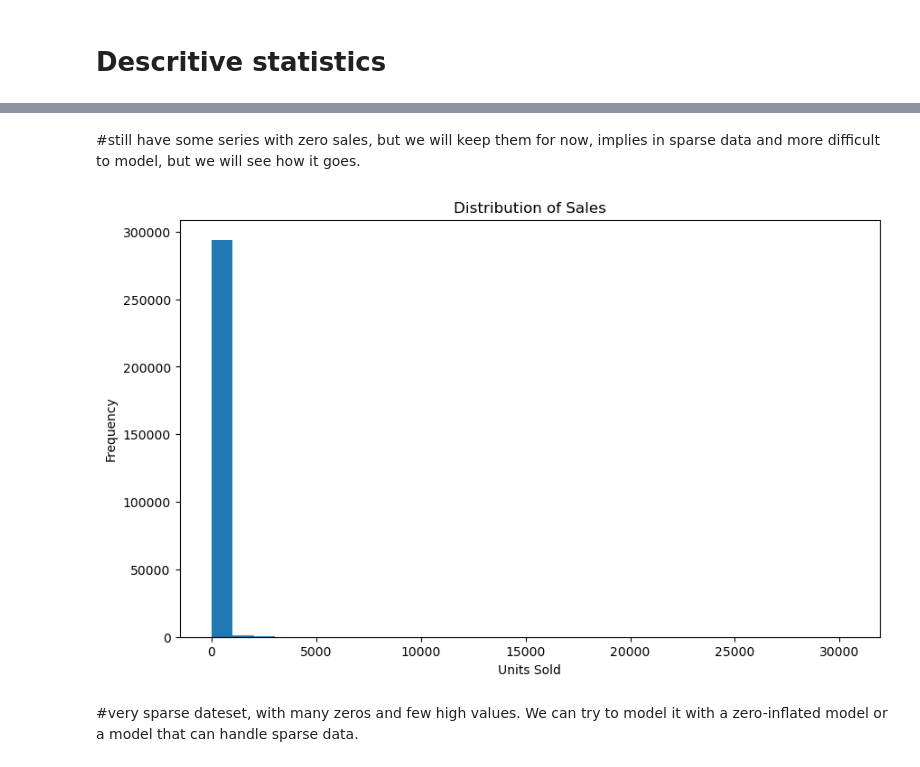
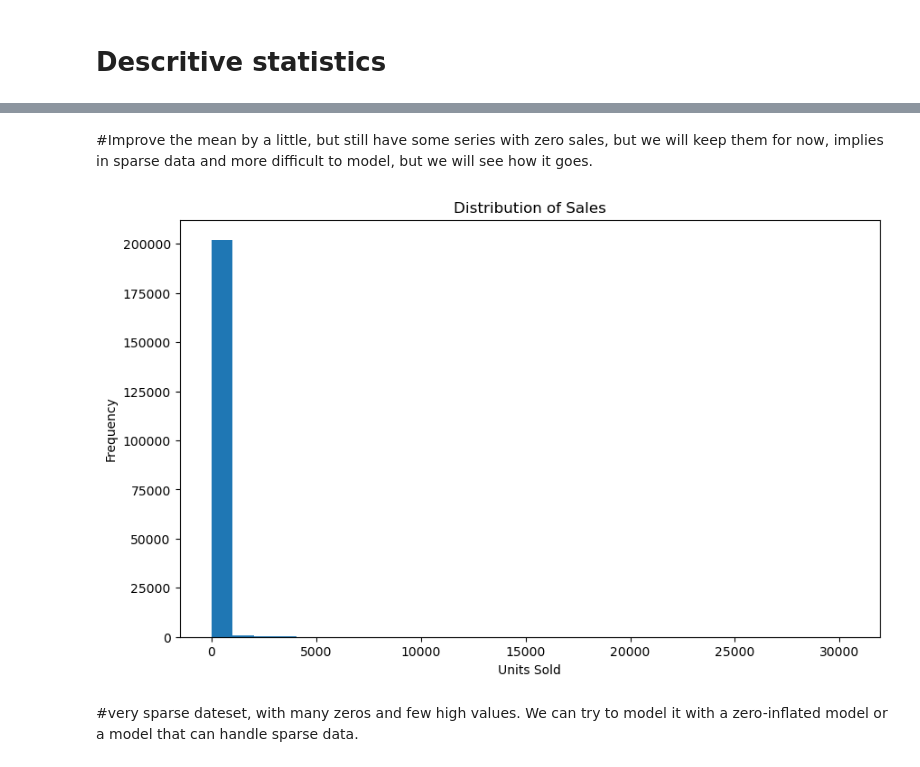
Before and after one commit to eduardozanutti/iqvia-forecast-datascience-case, a Jupyter notebook: notebooks/data_science/eda.ipynb, the cells around one changed output, grey strips where cells are left out. Cells and saved outputs as stored; diff of their text form; code cells hidden in the pictures.

```diff
--- a/notebooks/data_science/eda.ipynb
+++ b/notebooks/data_science/eda.ipynb
@@ -12,3 +15,3 @@ from statsforecast.models import AutoETS
 # %%
-df_sales = pd.read_parquet('../../data/gold/dataset_vendas.parquet')
-df_sales.head()
+df_dataset = pd.read_parquet('../../data/gold/forecasting/ds_base_dataset.parquet')
+df_dim_timeseries = pd.read_parquet('../../data/gold/data_warehouse/dw_dim_time_series.parquet')
@@ -100,14 +193,14 @@ df_sales_filtered.describe()
 # %% [markdown]
-#still have some series with zero sales, but we will keep them for now, implies in sparse data and more difficult to model, but we will see how it goes.
+#Improve the mean by a little, but still have some series with zero sales, but we will keep them for now, implies in sparse data and more difficult to model, but we will see how it goes.
 # %%
 #Analize the distribution of sales
 plt.figure(figsize=(10,6))
-plt.hist(df_sales_filtered['units_sold'], bins=30)
+plt.hist(df_dataset['units_sold'], bins=30)
 plt.xlabel('Units Sold')
 plt.ylabel('Frequency')
 plt.title('Distribution of Sales')
 plt.show()
 # %% [output]
-[figure, old version]
+[figure, new version]
 # %% [markdown]
 #very sparse dateset, with many zeros and few high values. We can try to model it with a zero-inflated model or a model that can handle sparse data.
```
Also changed, not shown: parts of 81 cells of this notebook, 36 other files.
